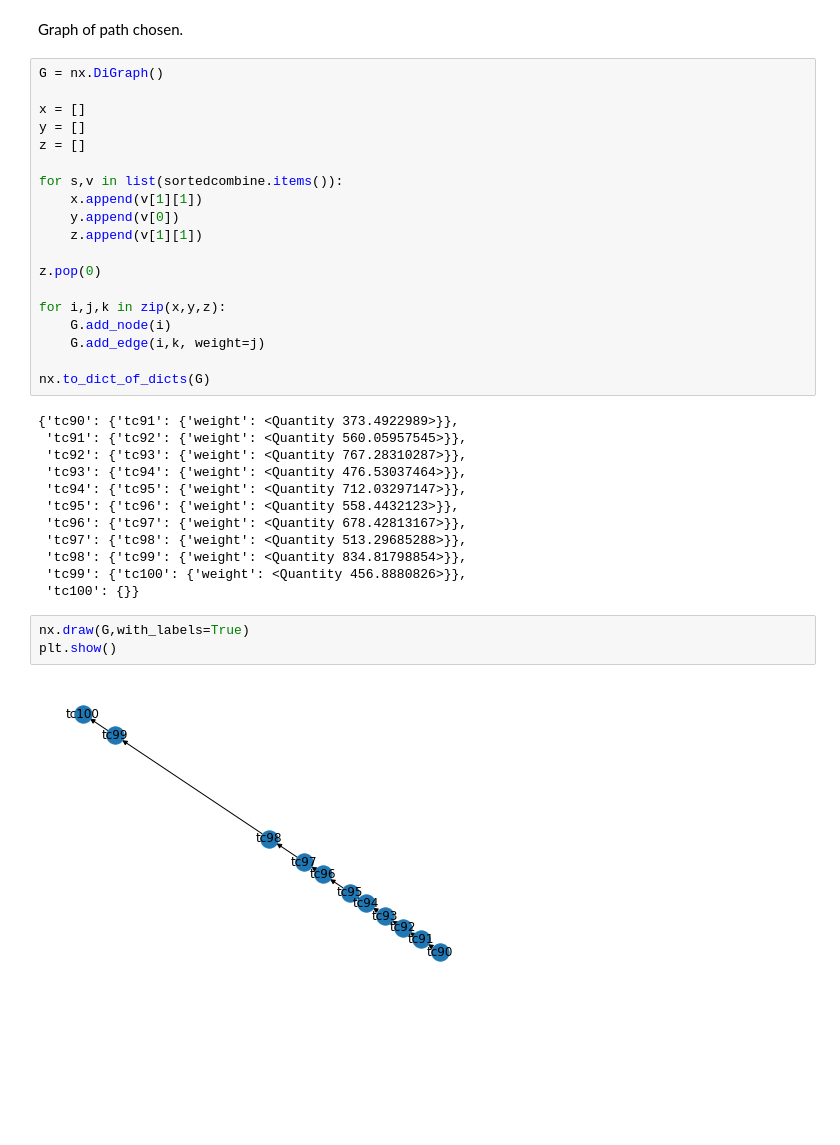
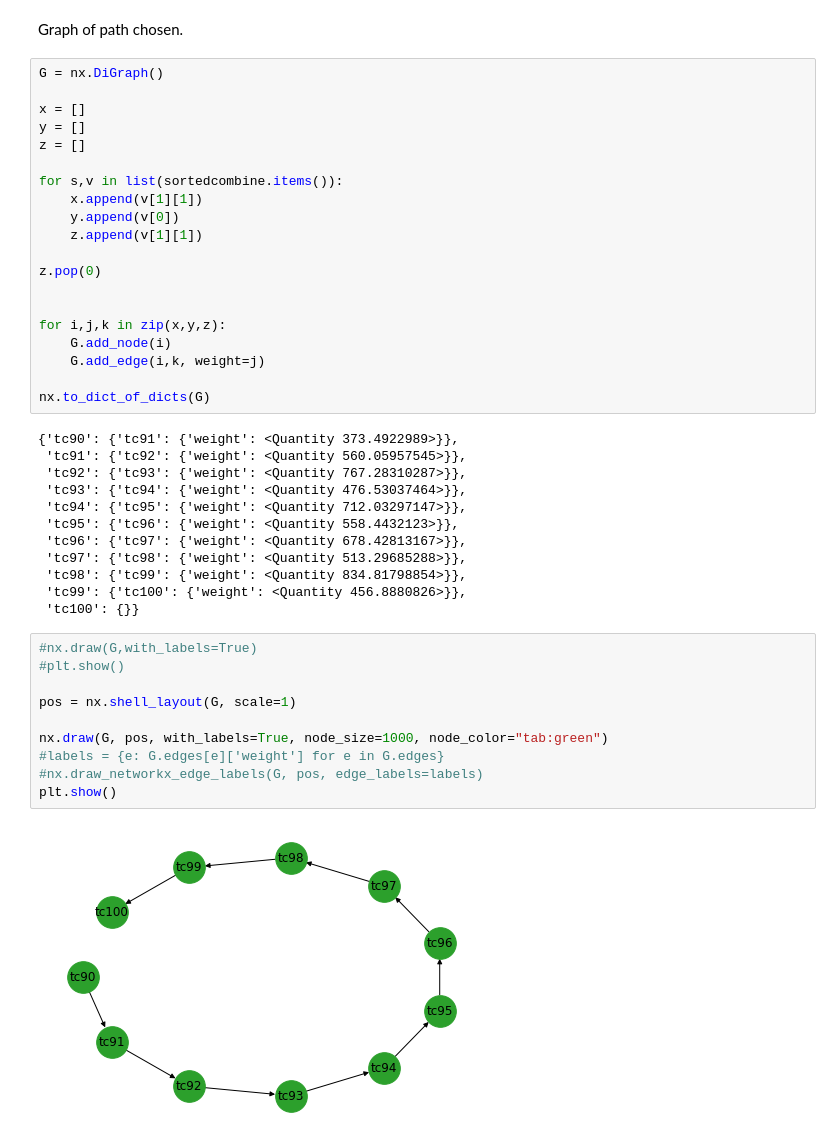
Before and after one commit to ndavila/Neutron_Capture_Cross_Sections, a Jupyter notebook: neutron_capture_cross_section.ipynb, the cells around one changed output. Drawn from its saved outputs; the diff is of its cells as text; blank space fills up the shorter version.

Commit message:
graph parameters added

```diff
--- a/neutron_capture_cross_section.ipynb
+++ b/neutron_capture_cross_section.ipynb
@@ -143,6 +143,7 @@ for s,v in list(sortedcombine.items()):
 
 z.pop(0)
 
+
 for i,j,k in zip(x,y,z):
     G.add_node(i)
     G.add_edge(i,k, weight=j)
@@ -160,8 +161,15 @@ nx.to_dict_of_dicts(G)
  'tc98': {'tc99': {'weight': <Quantity 834.81798854>}},
  'tc99': {'tc100': {'weight': <Quantity 456.8880826>}},
  'tc100': {}}
-# %%
-nx.draw(G,with_labels=True)
-plt.show()
-# %% [output]
-[figure, removed]
+# %%
+#nx.draw(G,with_labels=True)
+#plt.show()
+
+pos = nx.shell_layout(G, scale=1)
+
+nx.draw(G, pos, with_labels=True, node_size=1000, node_color="tab:green")
+#labels = {e: G.edges[e]['weight'] for e in G.edges}
+#nx.draw_networkx_edge_labels(G, pos, edge_labels=labels)
+plt.show()
+# %% [output]
+[figure, added]
```
